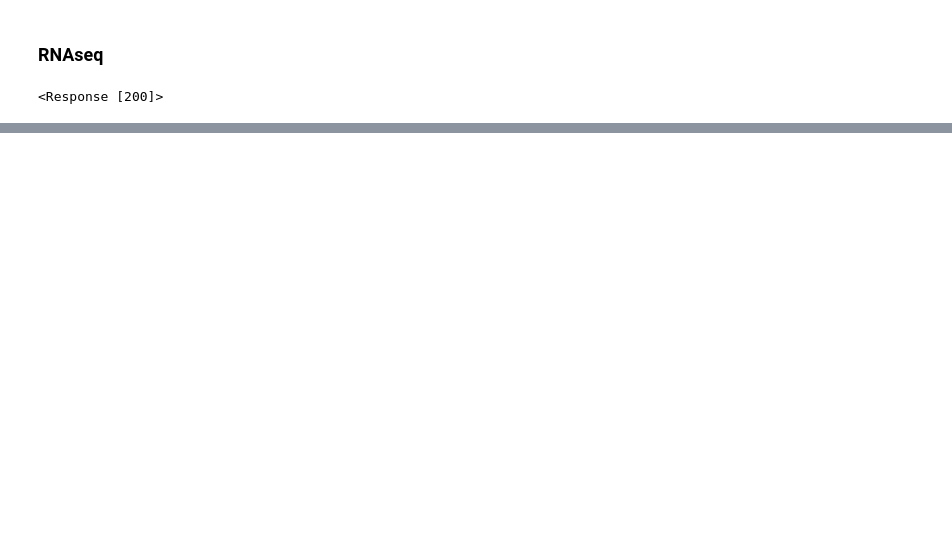
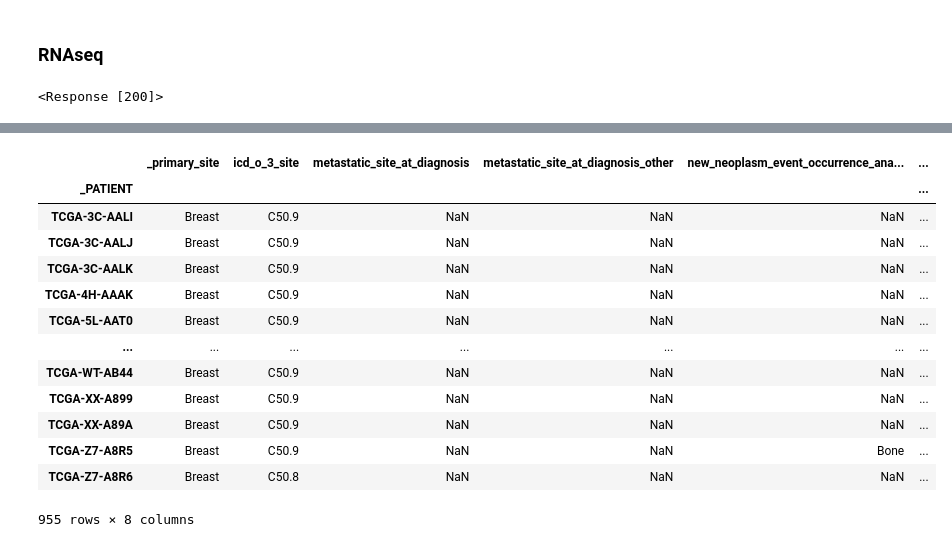
Before and after one commit to konst-int-i/mm-health-benchmarks, a Jupyter notebook: notebooks/xena_load.ipynb, the cells around one changed output, grey strips where cells are left out. Saved outputs shown, nothing was run; the diff lists cells and outputs as text; code cells hidden in the pictures; blank space fills up the shorter version.

Commit message:
ETL: all clinical and omic loaders

```diff
--- a/notebooks/xena_load.ipynb
+++ b/notebooks/xena_load.ipynb
@@ -173,0 +177,12 @@ survival: (937, 11), clinical: (955, 194)
+# %%
+site = "brca"
+clinical = pd.read_csv(clinical_dir.joinpath(f"{site}_clinical.txt"), sep="\t")
+
+# filter slide overlap
+case_length = 12 # first 12 digits of WSI filename indicate the case number
+dir_name = f"/auto/archive/tcga/tcga/wsi/{site}/"
+slide_patients = pd.Series([slide[:case_length] for slide in os.listdir(dir_name) if slide.endswith(".svs")])
+clinical.set_index("_PATIENT", inplace=True)
+clinical.sort_index(inplace=True)
+
+clinical.loc[:, clinical.columns.str.contains("age")]
@@ -641,0 +726,18 @@ temp
+# %%
+clinical.loc[:, clinical.columns.str.contains("site")]
+# clinical.head()
+# %% [output]
+|  | _primary_site | icd_o_3_site | metastatic_site_at_diagnosis | metastatic_site_at_diagnosis_other | new_neoplasm_event_occurrence_ana... | ... |
+| _PATIENT |  |  |  |  |  | ... |
+| TCGA-3C-AALI | Breast | C50.9 | NaN | NaN | NaN | ... |
+| TCGA-3C-AALJ | Breast | C50.9 | NaN | NaN | NaN | ... |
+| TCGA-3C-AALK | Breast | C50.9 | NaN | NaN | NaN | ... |
+| TCGA-4H-AAAK | Breast | C50.9 | NaN | NaN | NaN | ... |
+| TCGA-5L-AAT0 | Breast | C50.9 | NaN | NaN | NaN | ... |
+| ... | ... | ... | ... | ... | ... | ... |
+| TCGA-WT-AB44 | Breast | C50.9 | NaN | NaN | NaN | ... |
+| TCGA-XX-A899 | Breast | C50.9 | NaN | NaN | NaN | ... |
+| TCGA-XX-A89A | Breast | C50.9 | NaN | NaN | NaN | ... |
+| TCGA-Z7-A8R5 | Breast | C50.9 | NaN | NaN | Bone | ... |
+| TCGA-Z7-A8R6 | Breast | C50.8 | NaN | NaN | NaN | ... |
+955 rows × 8 columns
```
Also changed, not shown: parts of 29 cells of this notebook.
